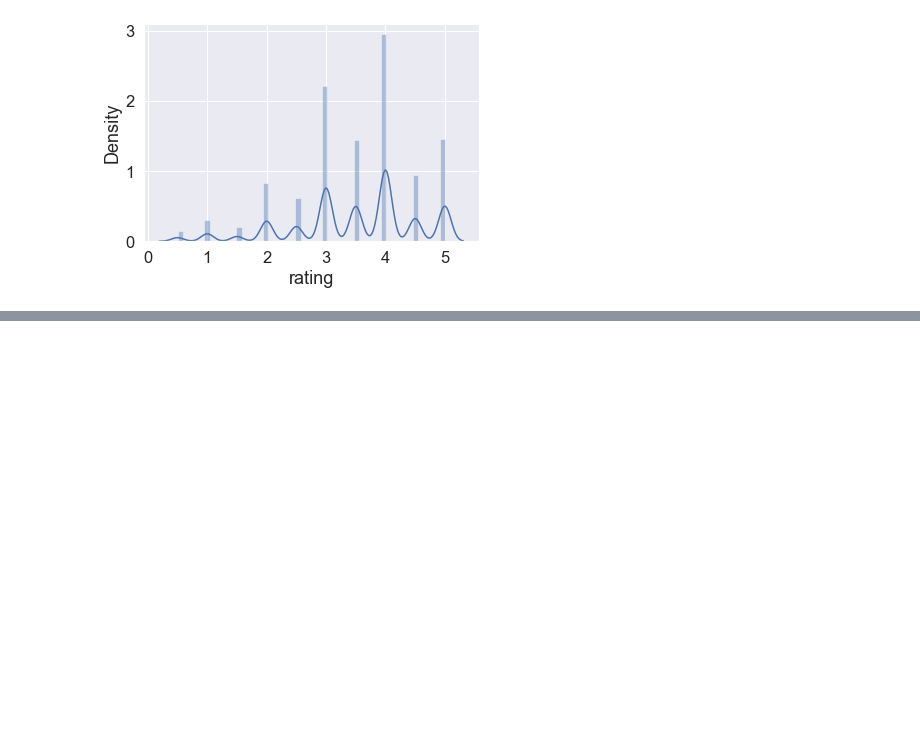
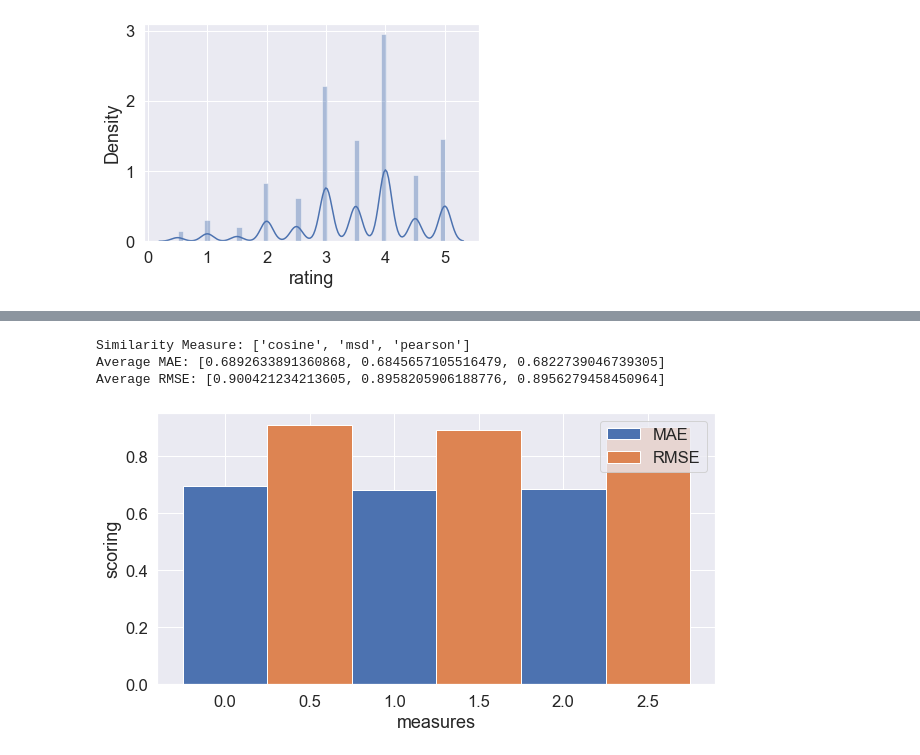
Before and after one commit to wharr1203/Chimera-Movie-Recommendations, a Jupyter notebook: Derek Notebook.ipynb, the cells around one changed output, grey strips where cells are left out. Cells and saved outputs as stored; diff of their text form; code cells hidden in the pictures; blank space fills up the shorter version.

```diff
--- a/Derek Notebook.ipynb
+++ b/Derek Notebook.ipynb
@@ -210,0 +248,16 @@ Name: title, dtype: object
+# %%
+# Comparing Cosine, MSD, Pearson Similarities on Item Based CF
+similarity_names = ['cosine','msd','pearson']
+mean_mae_item = []
+mean_rmse_item = []
+for name in similarity_names:
+  sim_options = {
+    "user_based": False,
+    "name": name
+  }
+
+  knn_m = KNNWithMeans(sim_options=sim_options)
+  scores = cross_validate(knn_m, data, measures=['RMSE', 'MAE'], cv=5, verbose=True)
+
+  mean_mae_item.append(scores['test_mae'].mean())
+  mean_rmse_item.append(scores['test_rmse'].mean())
@@ -210,0 +290,16 @@ Name: title, dtype: object
+# %%
+# Comparing Cosine, MSD, Pearson Similarities on User Based CF
+similarity_names = ['cosine','msd','pearson']
+mean_mae_user = []
+mean_rmse_user = []
+for name in similarity_names:
+  sim_options = {
+    "user_based": True,
+    "name": name
+  }
+
+  knn_m = KNNWithMeans(sim_options=sim_options)
+  scores = cross_validate(knn_m, data, measures=['RMSE', 'MAE'], cv=5, verbose=True)
+
+  mean_mae_user.append(scores['test_mae'].mean())
+  mean_rmse_user.append(scores['test_rmse'].mean())
@@ -210,0 +324,23 @@ Name: title, dtype: object
+# %%
+print(f'Similarity Measure: {similarity_names}')
+print(f'Average MAE: {mean_mae_user}')
+print(f'Average RMSE: {mean_rmse_user}')
+# %% [output]
+Similarity Measure: ['cosine', 'msd', 'pearson']
+Average MAE: [0.6892633891360868, 0.6845657105516479, 0.6822739046739305]
+Average RMSE: [0.900421234213605, 0.8958205906188776, 0.8956279458450964]
+# %%
+ind = np.arange(len(similarity_names))
+plt.figure(figsize=(10,5))
+plt.bar(ind, mean_mae_item, 0.5, label='MAE')
+plt.bar(ind + 0.5, mean_rmse_item, 0.5, label='RMSE')
+
+
+plt.xlabel('measures')
+plt.ylabel('scoring')
+
+
+plt.legend(loc='best')
+plt.show()
+# %% [output]
+[figure, added]
```
Also changed, not shown: parts of 23 cells of this notebook.
